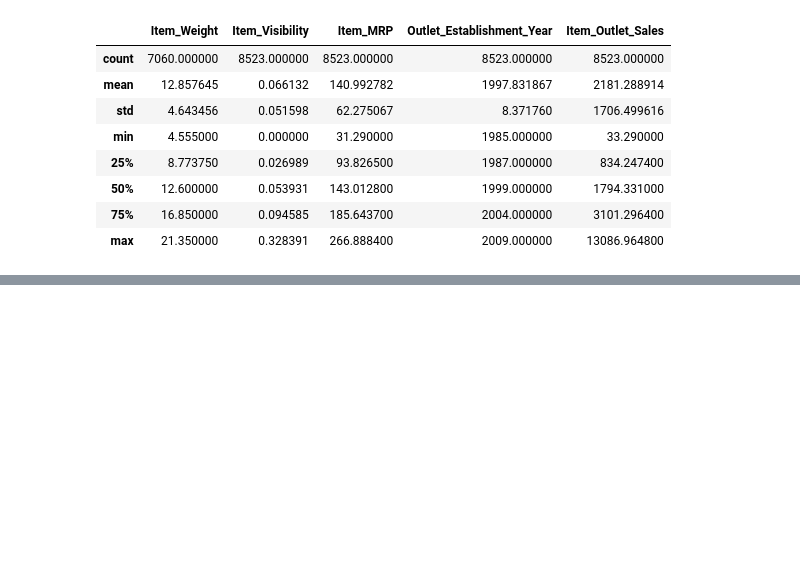
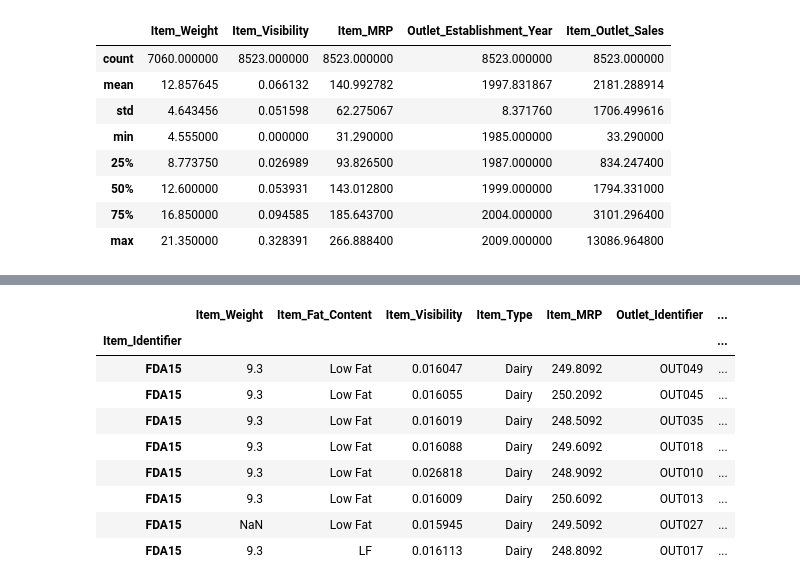
Before and after one commit to kabuur/AI-Programming-With-Python, a Jupyter notebook: pandas/Untitled.ipynb, the cells around one changed output, grey strips where cells are left out. Saved outputs shown, nothing was run; the diff lists cells and outputs as text; code cells hidden in the pictures; blank space fills up the shorter version.

```diff
--- a/pandas/Untitled.ipynb
+++ b/pandas/Untitled.ipynb
@@ -62,0 +67,5 @@ data.describe()
+# %%
+# chnaging the index of the datar
+list_random = [random.randint(1,8523) for i in range(1,8524)]
+# %%
+data.index = list_random
@@ -62,0 +81,2 @@ data.describe()
+# %%
+data.set_index("Outlet_Establishment_Year" , drop = True ,inplace= True)
@@ -62,0 +93,2 @@ data.describe()
+# %%
+data.set_index("Item_Identifier", drop=True , inplace = True)
@@ -62,0 +105,14 @@ data.describe()
+# %%
+# get the the data that have this index
+data.loc['FDA15']
+# %% [output]
+|  | Item_Weight | Item_Fat_Content | Item_Visibility | Item_Type | Item_MRP | Outlet_Identifier | ... |
+| Item_Identifier |  |  |  |  |  |  | ... |
+| FDA15 | 9.3 | Low Fat | 0.016047 | Dairy | 249.8092 | OUT049 | ... |
+| FDA15 | 9.3 | Low Fat | 0.016055 | Dairy | 250.2092 | OUT045 | ... |
+| FDA15 | 9.3 | Low Fat | 0.016019 | Dairy | 248.5092 | OUT035 | ... |
+| FDA15 | 9.3 | Low Fat | 0.016088 | Dairy | 249.6092 | OUT018 | ... |
+| FDA15 | 9.3 | Low Fat | 0.026818 | Dairy | 248.9092 | OUT010 | ... |
+| FDA15 | 9.3 | Low Fat | 0.016009 | Dairy | 250.6092 | OUT013 | ... |
+| FDA15 | NaN | Low Fat | 0.015945 | Dairy | 249.5092 | OUT027 | ... |
+| FDA15 | 9.3 | LF | 0.016113 | Dairy | 248.8092 | OUT017 | ... |
```
Also changed, not shown: parts of 9 cells of this notebook.
